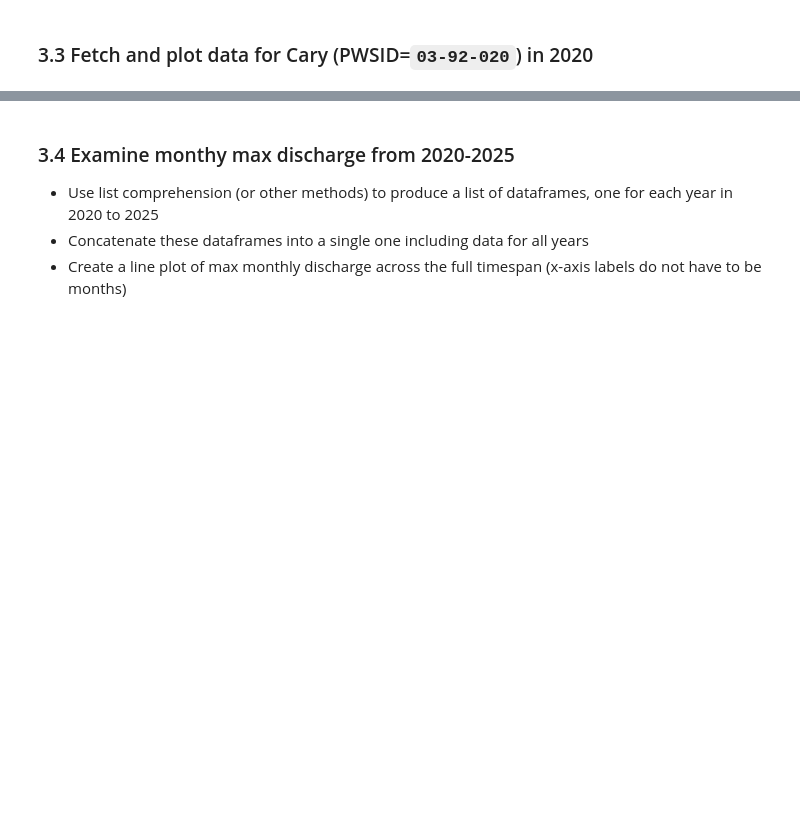
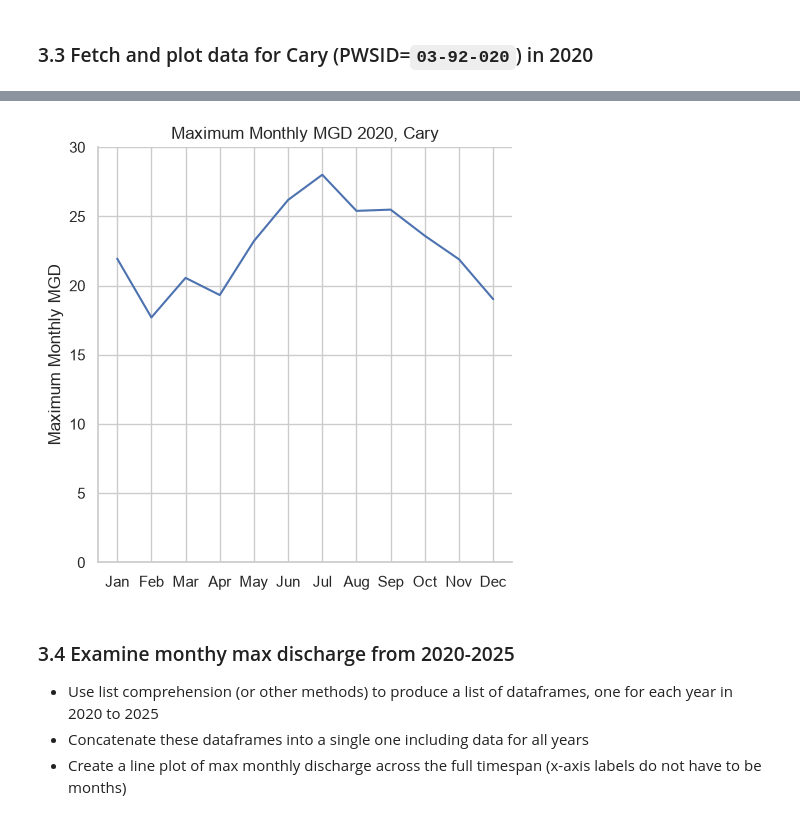
Before and after one commit to elwoodruff/ENV700, a Jupyter notebook: assignments/ew275_A6-DataScraping.ipynb, the cells around one changed output, grey strips where cells are left out. Cells and saved outputs as stored; diff of their text form; code cells hidden in the pictures; blank space fills up the shorter version.

```diff
--- a/assignments/ew275_A6-DataScraping.ipynb
+++ b/assignments/ew275_A6-DataScraping.ipynb
@@ -83,6 +172,33 @@ Note that the PWSID and the year appear in the web address for the page we scrap
   - Returns the dataframe as the function's output
 # %%
 # 3.1 Create a scraping function
+def scrape_use(the_year, the_PWSID, pause=0):
+    url = f'https://www.ncwater.org/WUDC/app/LWSP/report.php?pwsid={the_PWSID}&year={the_year}'
+    response = requests.get(url)
+    response.raise_for_status()
+    the_website = BeautifulSoup(response.text, 'html.parser')
+
+    the_water_system = the_website.select_one('div+ table tr:nth-child(1) td:nth-child(2)').get_text(strip=True)
+    the_contact_person = the_website.select_one('div+ table tr:nth-child(4) td:nth-child(2)').get_text(strip=True)
+    the_ownership = the_website.select_one('div+ table tr:nth-child(2) td:nth-child(4)').get_text(strip=True)
+    the_mgd = [x.get_text(strip=True) for x in the_website.select('th~ td+ td')]
+
+    month_order = [1, 5, 9, 2, 6, 10, 3, 7, 11, 4, 8, 12]
+    df = pd.DataFrame({
+        'Month':month_order,
+        'Year':the_year,
+        'PWSID':the_PWSID,
+        'Water_System':the_water_system,
+        'Contact_Person':the_contact_person,
+        'Ownership':the_ownership,
+        "Max_MGD":pd.to_numeric(the_mgd),
+    })
+    df["Date"] = pd.to_datetime(dict(year=df["Year"], month=df["Month"], day=1))
+    df = df.sort_values("Date").reset_index(drop=True)
+
+    if pause: time.sleep(pause)
+
+    return df
 # %% [markdown]
 ### 3.2 Fetch and plot data for Durham (PWSID=`03-32-010`) in 2020
 * Use the function above to extract and plot max daily withdrawals for Durham (PWSID=`03-32-010`) for each month in 2020.
@@ -96,3 +261,5 @@ Note that the PWSID and the year appear in the web address for the page we scrap
 ### 3.3 Fetch and plot data for Cary (PWSID=`03-92-020`) in 2020
 # %%
 # 3.3.1 Fetch and plot data for Cary (PWSID=`03-92-020`) in 2020
+mgd_cary2020 = scrape_use(2020, '03-92-020')
+mgd_cary2020.info()
@@ -99,5 +282,22 @@ Note that the PWSID and the year appear in the web address for the page we scrap
 # %%
 # 3.3.2 Plot the Cary data
+mgd_cary2020['month_abb'] = pd.Categorical(
+    values=df_use['Date'].dt.month_name().str[:3],
+    categories=calendar.month_abbr[1:])
+
+g = sns.relplot(
+    data=mgd_cary2020,
+    x='month_abb',
+    y='Max_MGD',
+    kind='line',
+).set(
+    xlabel='',
+    ylabel='Maximum Monthly MGD',
+    title='Maximum Monthly MGD 2020, Cary',
+    ybound=(0,30)
+)
+# %% [output]
+[figure, added]
 # %% [markdown]
 ### 3.4 Examine monthy max discharge from 2020-2025
 * Use list comprehension (or other methods) to produce a list of dataframes, one for each year in 2020 to 2025
```
Also changed, not shown: parts of 10 cells of this notebook, 1 other file.
